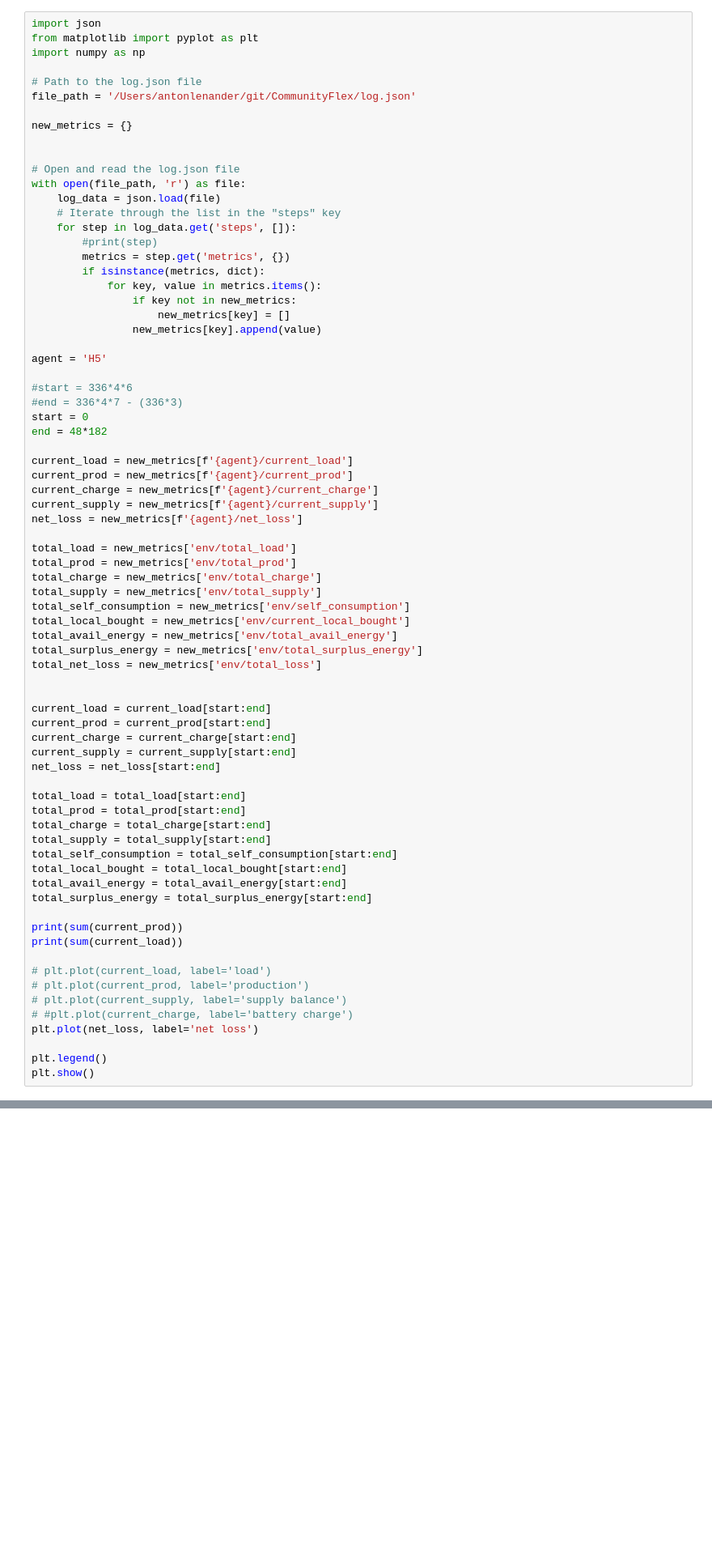
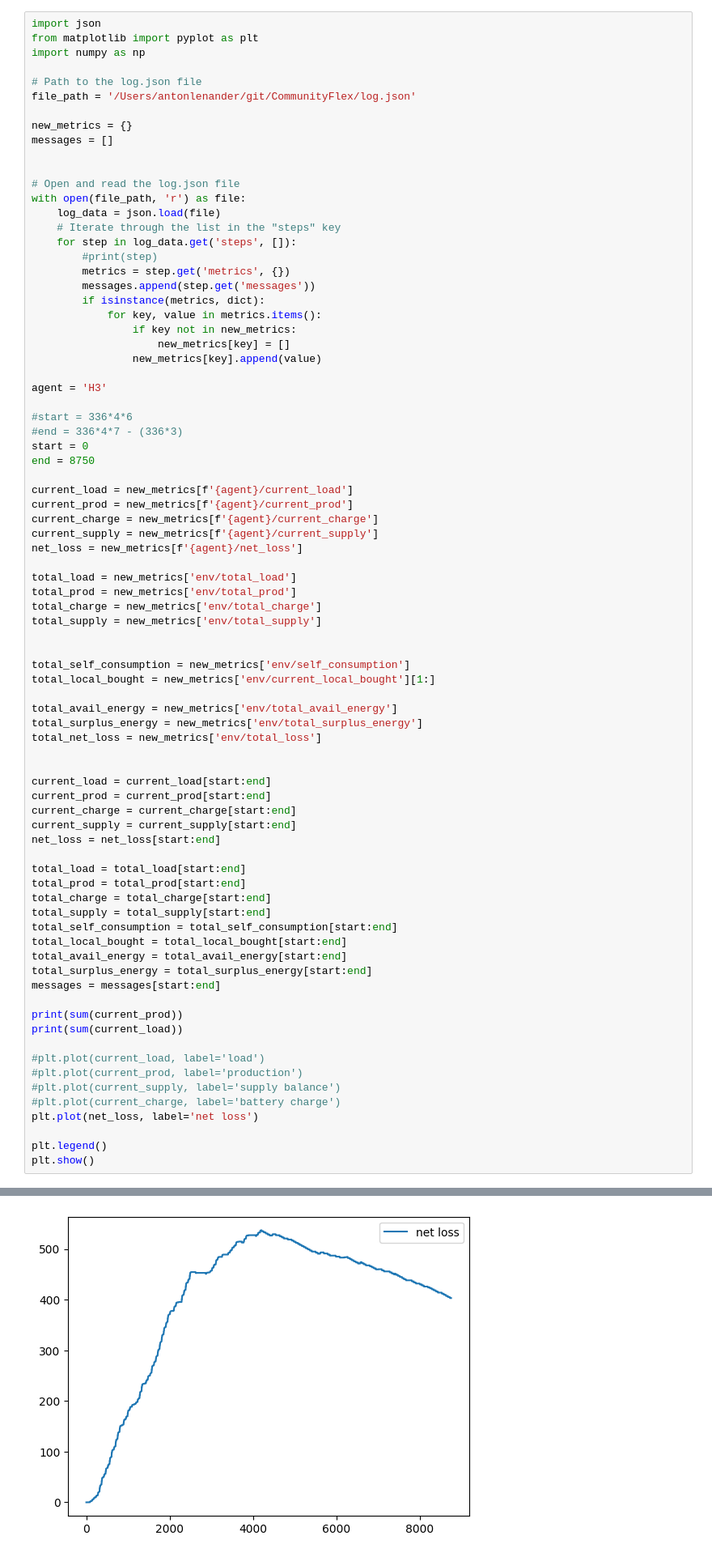
Before and after one commit to antonhlenander/CommunityFlex, a Jupyter notebook: logpros.ipynb, the cells around one changed output, grey strips where cells are left out. Shown: that part at 81% size. Cells and saved outputs as stored; diff of their text form; blank space fills up the shorter version.

```diff
--- a/logpros.ipynb
+++ b/logpros.ipynb
@@ -7,6 +7,7 @@ import numpy as np
 file_path = '/Users/antonlenander/git/CommunityFlex/log.json'
 
 new_metrics = {}
+messages = []
 
 
 # Open and read the log.json file
@@ -16,18 +17,19 @@ with open(file_path, 'r') as file:
     for step in log_data.get('steps', []):
         #print(step)
         metrics = step.get('metrics', {})
+        messages.append(step.get('messages'))
         if isinstance(metrics, dict):
             for key, value in metrics.items():
                 if key not in new_metrics:
                     new_metrics[key] = []
                 new_metrics[key].append(value)
 
-agent = 'H5'
+agent = 'H3'
 
 #start = 336*4*6
 #end = 336*4*7 - (336*3)
 start = 0
-end = 48*182
+end = 8750
 
 current_load = new_metrics[f'{agent}/current_load']
 current_prod = new_metrics[f'{agent}/current_prod']
@@ -39,8 +41,11 @@ total_load = new_metrics['env/total_load']
 total_prod = new_metrics['env/total_prod']
 total_charge = new_metrics['env/total_charge']
 total_supply = new_metrics['env/total_supply']
+
+
 total_self_consumption = new_metrics['env/self_consumption']
-total_local_bought = new_metrics['env/current_local_bought']
+total_local_bought = new_metrics['env/current_local_bought'][1:]
+
 total_avail_energy = new_metrics['env/total_avail_energy']
 total_surplus_energy = new_metrics['env/total_surplus_energy']
 total_net_loss = new_metrics['env/total_loss']
@@ -60,14 +65,15 @@ total_self_consumption = total_self_consumption[start:end]
 total_local_bought = total_local_bought[start:end]
 total_avail_energy = total_avail_energy[start:end]
 total_surplus_energy = total_surplus_energy[start:end]
+messages = messages[start:end]
 
 print(sum(current_prod))
 print(sum(current_load))
 
-# plt.plot(current_load, label='load')
-# plt.plot(current_prod, label='production')
-# plt.plot(current_supply, label='supply balance')
-# #plt.plot(current_charge, label='battery charge')
+#plt.plot(current_load, label='load')
+#plt.plot(current_prod, label='production')
+#plt.plot(current_supply, label='supply balance')
+#plt.plot(current_charge, label='battery charge')
 plt.plot(net_loss, label='net loss')
 
 plt.legend()
@@ -77,3 +84,4 @@ JSONDecodeError: Expecting value: line 1 column 1 (char 0)
+[figure, added]
 # %%
 plt.plot(total_prod, label='total production')
 plt.plot(total_load, label='total load')
```
Also changed, not shown: parts of 7 cells of this notebook, 5 other files.
